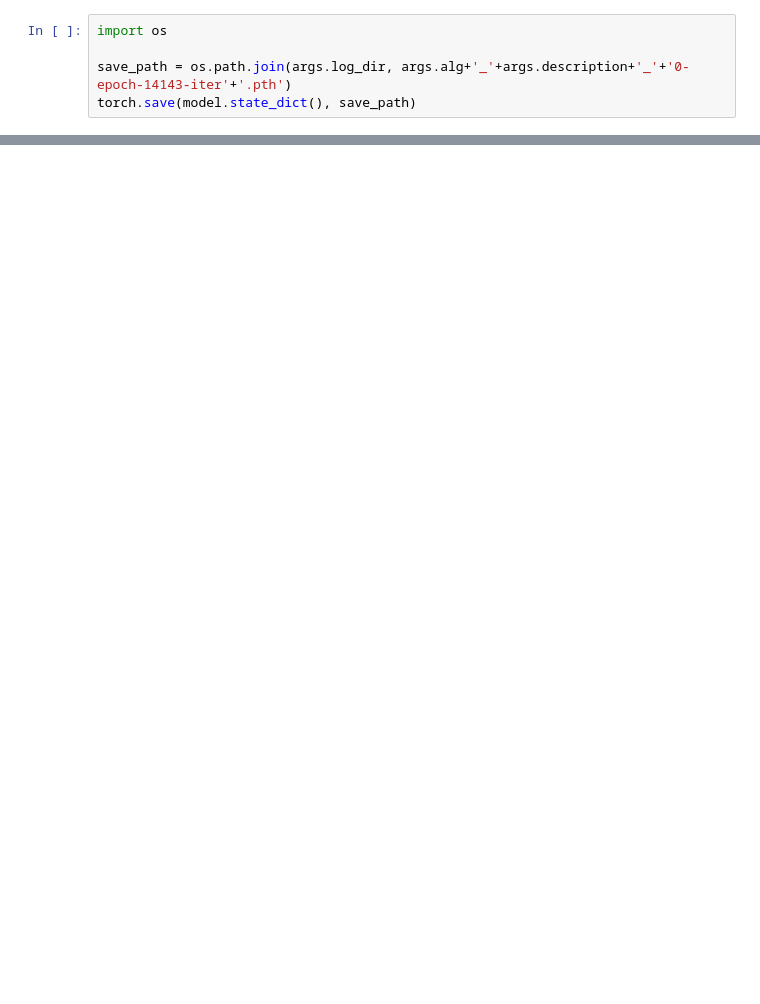
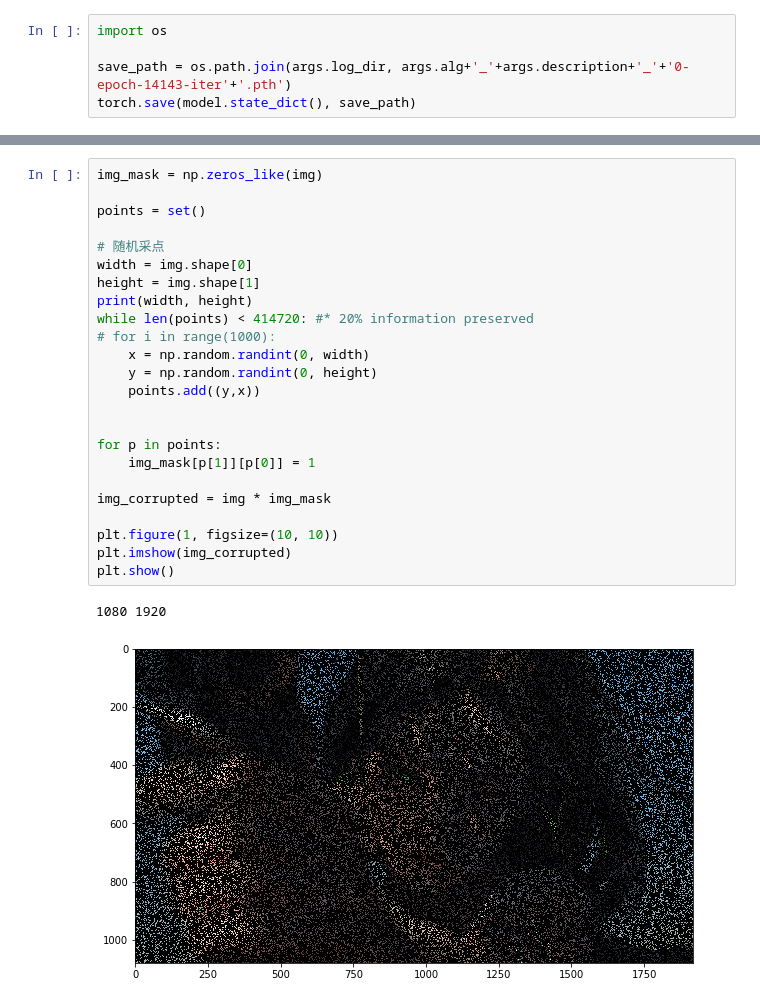
Before and after one commit to YanjieZe/NU-SSSR, a Jupyter notebook: vis.ipynb, the cells around one changed output, grey strips where cells are left out. Saved outputs shown, nothing was run; the diff lists cells and outputs as text; blank space fills up the shorter version.

```diff
--- a/vis.ipynb
+++ b/vis.ipynb
@@ -210,0 +388,27 @@ Compilation is falling back to object mode WITHOUT looplifting enabled because F
+# %%
+img_mask = np.zeros_like(img)
+
+points = set()
+
+# 随机采点
+width = img.shape[0]
+height = img.shape[1]
+print(width, height)
+while len(points) < 414720: #* 20% information preserved
+# for i in range(1000):
+    x = np.random.randint(0, width)
+    y = np.random.randint(0, height)
+    points.add((y,x))
+
+
+for p in points:
+    img_mask[p[1]][p[0]] = 1
+
+img_corrupted = img * img_mask
+
+plt.figure(1, figsize=(10, 10))
+plt.imshow(img_corrupted)
+plt.show()
+# %% [output]
+1080 1920
+[figure, added]
```
Also changed, not shown: parts of 18 cells of this notebook, 2 other files.
